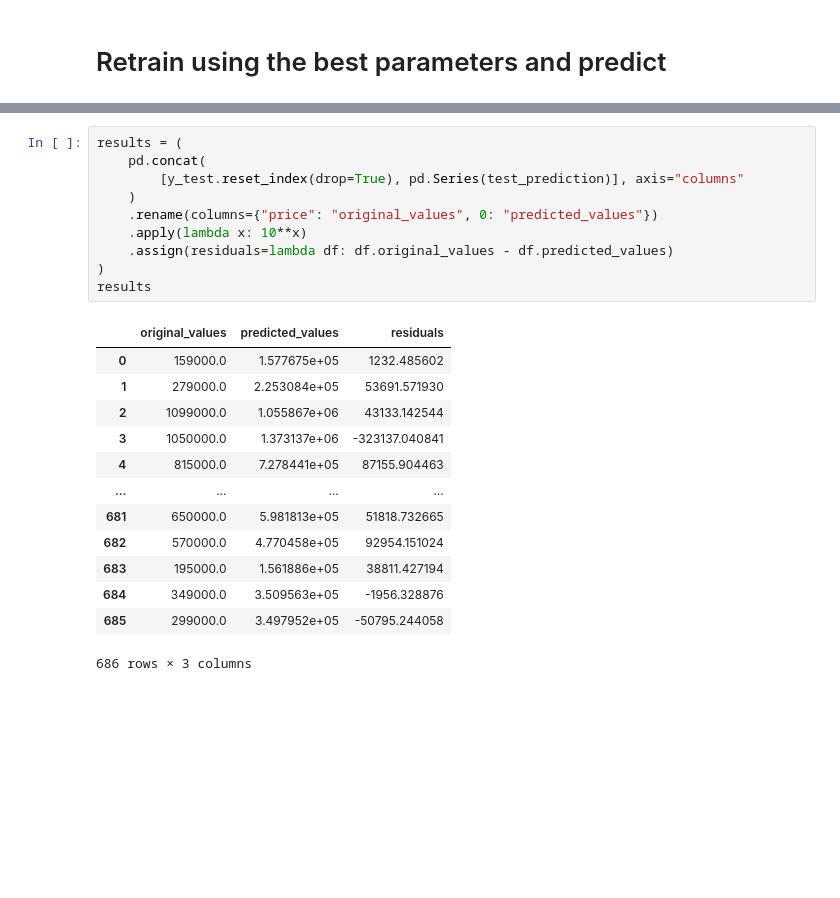
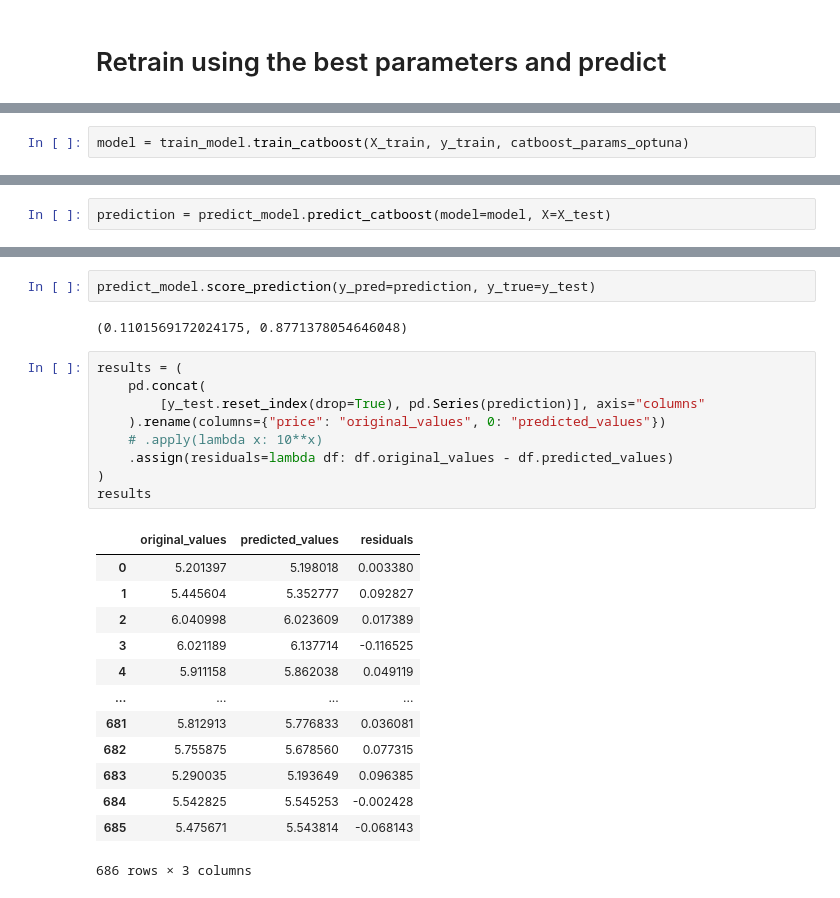
Before and after one commit to adamcseresznye/Belgian-House-Price-Predictor, a Jupyter notebook: notebooks/NB_7_ACs_Fine_tuning.ipynb, the cells around one changed output, grey strips where cells are left out. Drawn from its saved outputs; the diff is of its cells as text; blank space fills up the shorter version.

```diff
--- a/notebooks/NB_7_ACs_Fine_tuning.ipynb
+++ b/notebooks/NB_7_ACs_Fine_tuning.ipynb
@@ -210,0 +232,2 @@ print(metrics.r2_score(test_prediction, y_test))
+# %%
+model = train_model.train_catboost(X_train, y_train, catboost_params_optuna)
@@ -210,0 +264,2 @@ print(metrics.r2_score(test_prediction, y_test))
+# %%
+prediction = predict_model.predict_catboost(model=model, X=X_test)
@@ -211,25 +292,28 @@ print(metrics.r2_score(test_prediction, y_test))
+# %%
+predict_model.score_prediction(y_pred=prediction, y_true=y_test)
+# %% [output]
+(0.1101569172024175, 0.8771378054646048)
 # %%
 results = (
     pd.concat(
-        [y_test.reset_index(drop=True), pd.Series(test_prediction)], axis="columns"
-    )
-    .rename(columns={"price": "original_values", 0: "predicted_values"})
-    .apply(lambda x: 10**x)
+        [y_test.reset_index(drop=True), pd.Series(prediction)], axis="columns"
+    ).rename(columns={"price": "original_values", 0: "predicted_values"})
+    # .apply(lambda x: 10**x)
     .assign(residuals=lambda df: df.original_values - df.predicted_values)
 )
 results
 # %% [output]
 |  | original_values | predicted_values | residuals |
-| 0 | 159000.0 | 1.577675e+05 | 1232.485602 |
-| 1 | 279000.0 | 2.253084e+05 | 53691.571930 |
-| 2 | 1099000.0 | 1.055867e+06 | 43133.142544 |
-| 3 | 1050000.0 | 1.373137e+06 | -323137.040841 |
-| 4 | 815000.0 | 7.278441e+05 | 87155.904463 |
+| 0 | 5.201397 | 5.198018 | 0.003380 |
+| 1 | 5.445604 | 5.352777 | 0.092827 |
+| 2 | 6.040998 | 6.023609 | 0.017389 |
+| 3 | 6.021189 | 6.137714 | -0.116525 |
+| 4 | 5.911158 | 5.862038 | 0.049119 |
 | ... | ... | ... | ... |
-| 681 | 650000.0 | 5.981813e+05 | 51818.732665 |
-| 682 | 570000.0 | 4.770458e+05 | 92954.151024 |
-| 683 | 195000.0 | 1.561886e+05 | 38811.427194 |
-| 684 | 349000.0 | 3.509563e+05 | -1956.328876 |
-| 685 | 299000.0 | 3.497952e+05 | -50795.244058 |
+| 681 | 5.812913 | 5.776833 | 0.036081 |
+| 682 | 5.755875 | 5.678560 | 0.077315 |
+| 683 | 5.290035 | 5.193649 | 0.096385 |
+| 684 | 5.542825 | 5.545253 | -0.002428 |
+| 685 | 5.475671 | 5.543814 | -0.068143 |
 686 rows × 3 columns
 # %%
```
Also changed, not shown: parts of 11 cells of this notebook, 4 other files.
